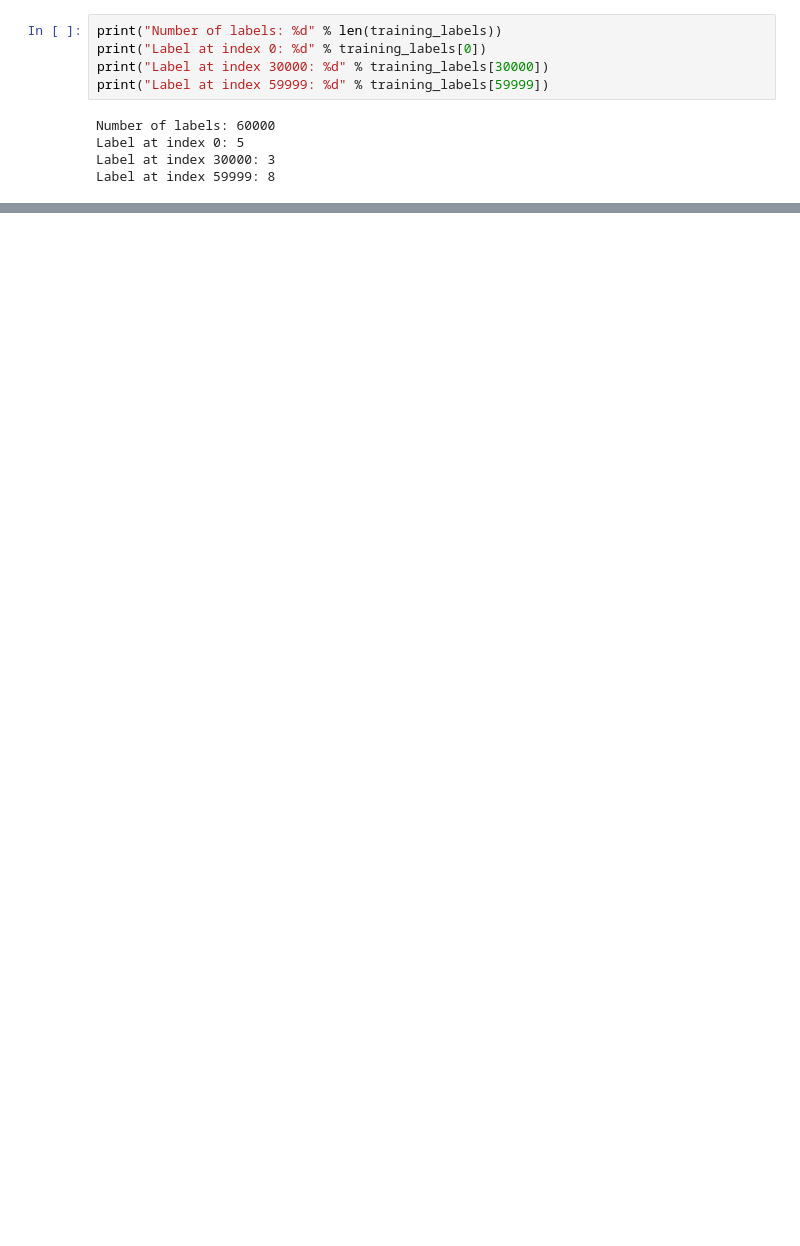
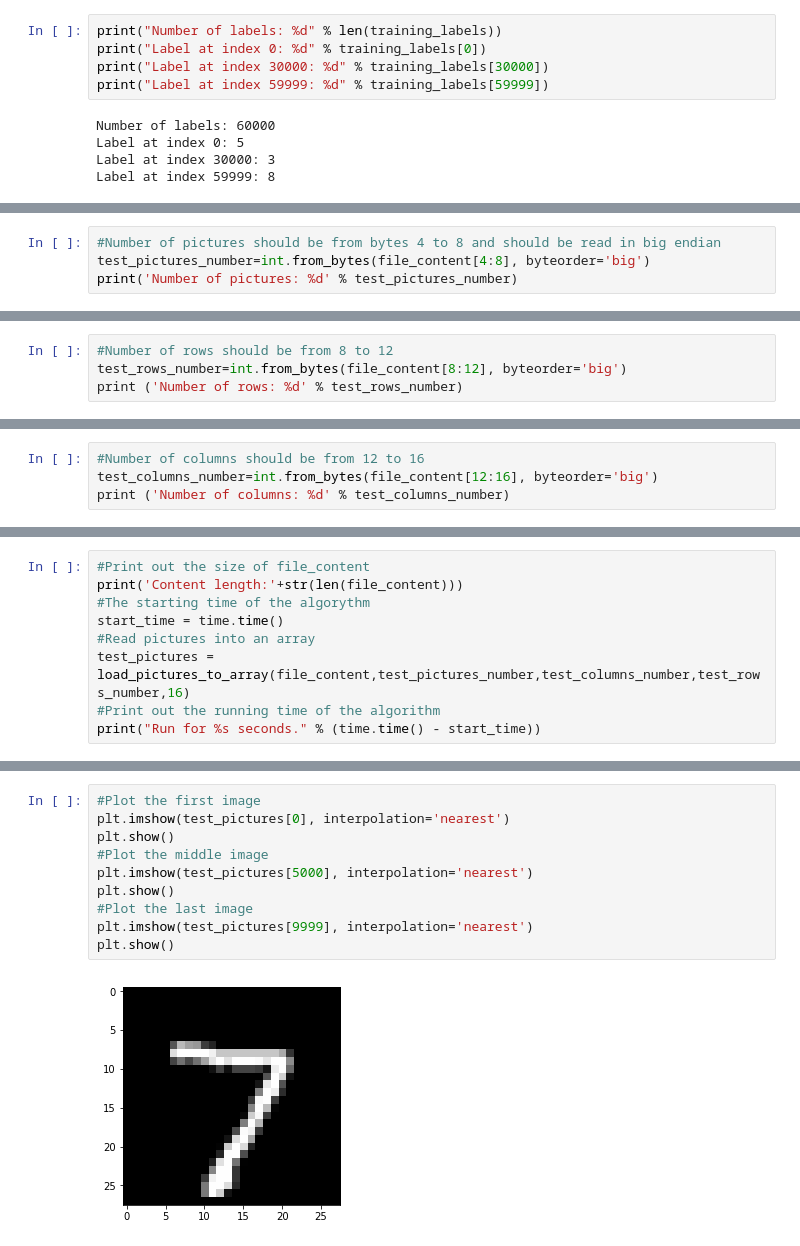
Before and after one commit to mxsxs2/Emerging-Technologies-Project, a Jupyter notebook: notebooks/MNIST_dataset.ipynb, the cells around one changed output, grey strips where cells are left out. Cells and saved outputs as stored; diff of their text form; blank space fills up the shorter version.

Commit message:
Add reading of test images

```diff
--- a/notebooks/MNIST_dataset.ipynb
+++ b/notebooks/MNIST_dataset.ipynb
@@ -245,0 +274,4 @@ Label at index 59999: 8
+# %%
+#Number of pictures should be from bytes 4 to 8 and should be read in big endian
+test_pictures_number=int.from_bytes(file_content[4:8], byteorder='big')
+print('Number of pictures: %d' % test_pictures_number)
@@ -245,0 +280,4 @@ Label at index 59999: 8
+# %%
+#Number of rows should be from 8 to 12
+test_rows_number=int.from_bytes(file_content[8:12], byteorder='big')
+print ('Number of rows: %d' % test_rows_number)
@@ -245,0 +286,4 @@ Label at index 59999: 8
+# %%
+#Number of columns should be from 12 to 16
+test_columns_number=int.from_bytes(file_content[12:16], byteorder='big')
+print ('Number of columns: %d' % test_columns_number)
@@ -245,0 +298,9 @@ Label at index 59999: 8
+# %%
+#Print out the size of file_content
+print('Content length:'+str(len(file_content)))
+#The starting time of the algorythm
+start_time = time.time()
+#Read pictures into an array
+test_pictures = load_pictures_to_array(file_content,test_pictures_number,test_columns_number,test_rows_number,16)
+#Print out the running time of the algorithm
+print("Run for %s seconds." % (time.time() - start_time))
@@ -245,0 +319,12 @@ Label at index 59999: 8
+# %%
+#Plot the first image
+plt.imshow(test_pictures[0], interpolation='nearest')
+plt.show()
+#Plot the middle image
+plt.imshow(test_pictures[5000], interpolation='nearest')
+plt.show()
+#Plot the last image
+plt.imshow(test_pictures[9999], interpolation='nearest')
+plt.show()
+# %% [output]
+[figure, added]
```
Also changed, not shown: parts of 20 cells of this notebook.
